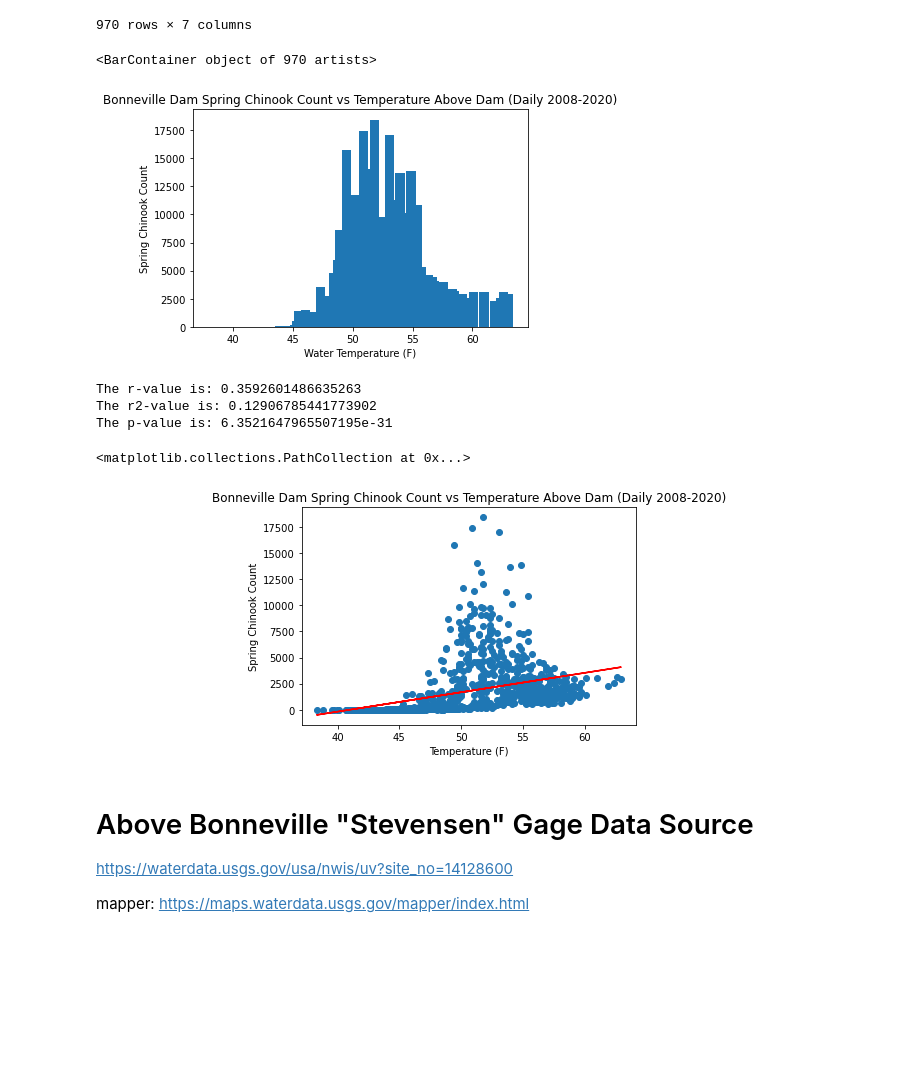
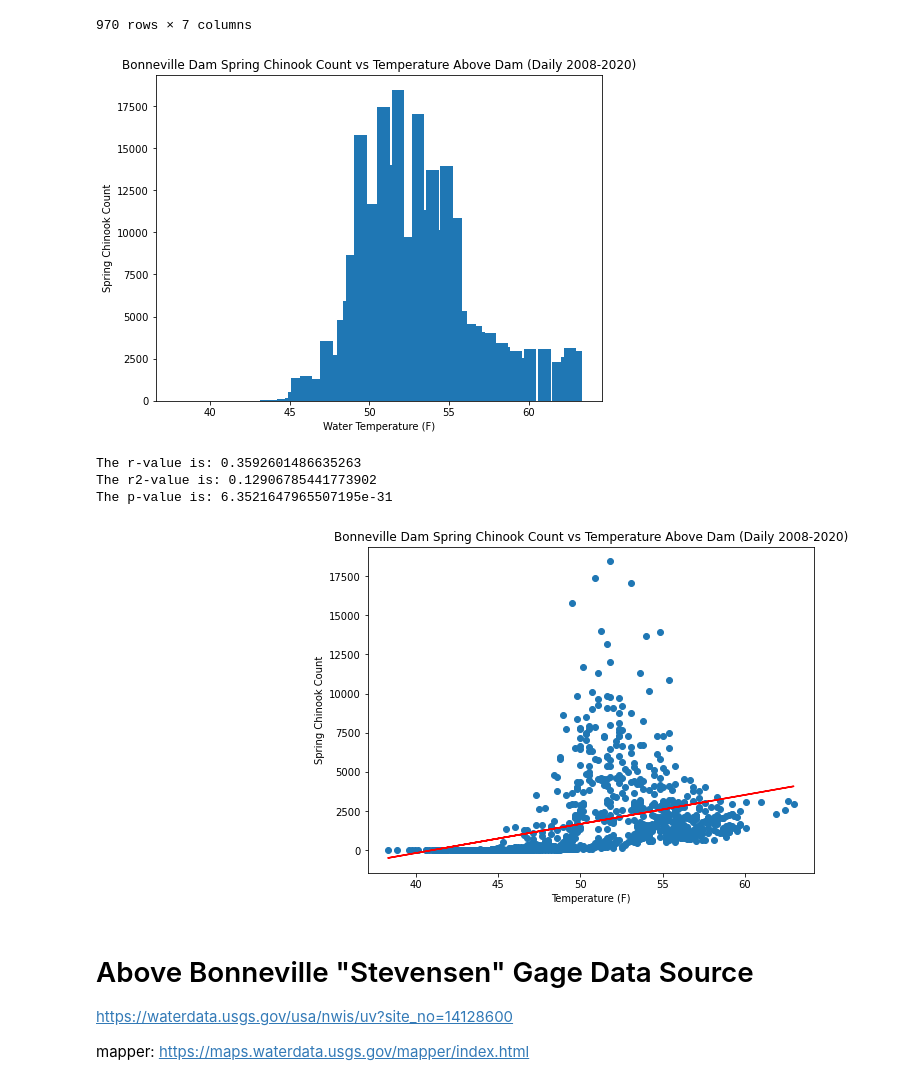
Before and after one commit to jayhjman/bootcamp-project1, a Jupyter notebook: Above-Bonneville-Visual-Daily.ipynb, the cells around one changed output. Saved outputs shown, nothing was run; the diff lists cells and outputs as text; code cells hidden in the pictures; blank space fills up the shorter version.

```diff
--- a/Above-Bonneville-Visual-Daily.ipynb
+++ b/Above-Bonneville-Visual-Daily.ipynb
@@ -4,6 +4,8 @@ import pandas as pd
 import matplotlib.pyplot as plt
 from scipy.stats import linregress
 import numpy as np
+
+daily_image_path = "Daily_Images/"
 # %% [markdown]
 ## Bonneville Dam Data Source
 
@@ -158,14 +160,15 @@ clean_temp_df
 970 rows × 7 columns
 # %%
 # Plot bar char distribution
-fig, ax = plt.subplots()
+fig, ax = plt.subplots(figsize=(8,6))
 ax.set_xlabel("Water Temperature (F)")
 ax.set_ylabel("Spring Chinook Count")
 ax.set_title("Bonneville Dam Spring Chinook Count vs Temperature Above Dam (Daily 2008-2020)")
 ax.bar(clean_temp_df["temperature_f"], clean_temp_df["Chin"])
+plt.savefig(daily_image_path + "bonn_above_daily_bar_temp.png")
+plt.show()
 # %% [output]
-<BarContainer object of 970 artists>
-[figure, old version]
+[figure, new version]
 # %%
 # Plot a scatter and regression of temperature and salmon counts to see if any correlation
 
@@ -177,19 +180,20 @@ print(f"The r-value is: {rvalue}")
 print(f"The r2-value is: {rvalue**2}")
 print(f"The p-value is: {pvalue}")
 
-fig, ax = plt.subplots()
+fig, ax = plt.subplots(figsize=(8,6))
 ax.set_xlabel("Temperature (F)")
 ax.set_ylabel("Spring Chinook Count")
 ax.set_title("Bonneville Dam Spring Chinook Count vs Temperature Above Dam (Daily 2008-2020)")
 ax.annotate(line_eq, (21,14500), fontsize=15, color="red")
 ax.plot(clean_temp_df["temperature_f"], regress_values, "r-")
 ax.scatter(clean_temp_df["temperature_f"], clean_temp_df["Chin"])
+plt.savefig(daily_image_path + "bonn_above_daily_scatter_temp.png")
+plt.show()
 # %% [output]
 The r-value is: 0.3592601486635263
 The r2-value is: 0.12906785441773902
 The p-value is: 6.3521647965507195e-31
-<matplotlib.collections.PathCollection at 0x...>
-[figure, old version]
+[figure, new version]
 # %% [markdown]
 # Above Bonneville "Stevensen" Gage Data Source
 https://waterdata.usgs.gov/usa/nwis/uv?site_no=14128600
```
Also changed, not shown: parts of 2 cells of this notebook, 4 other files.
